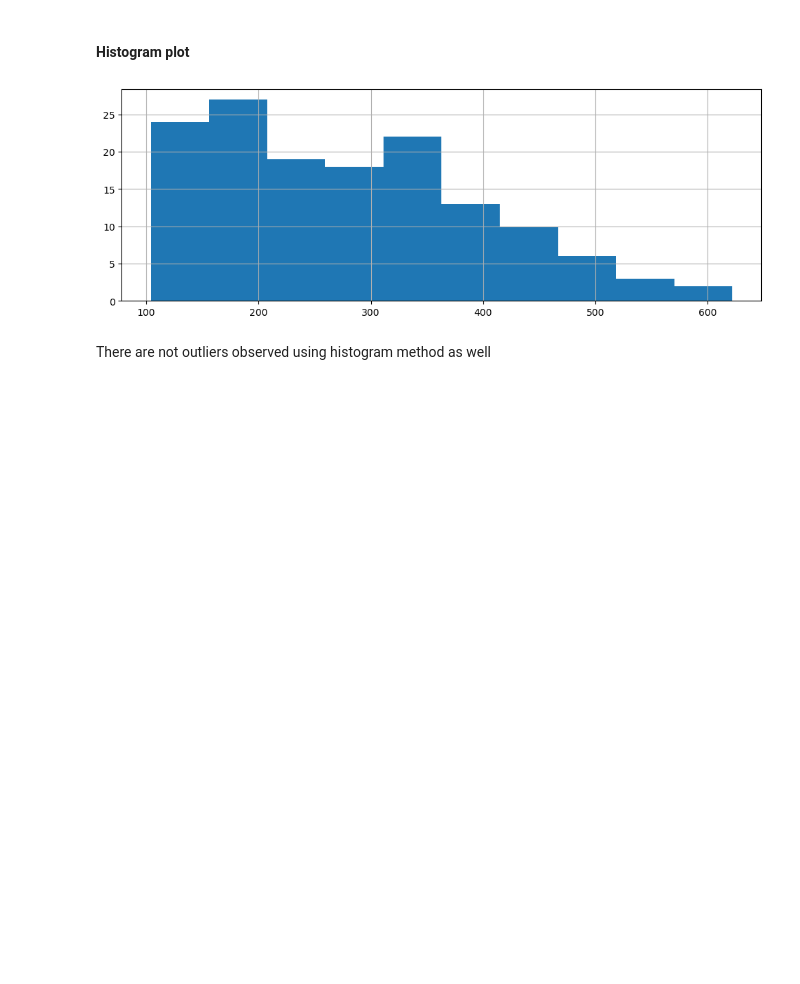
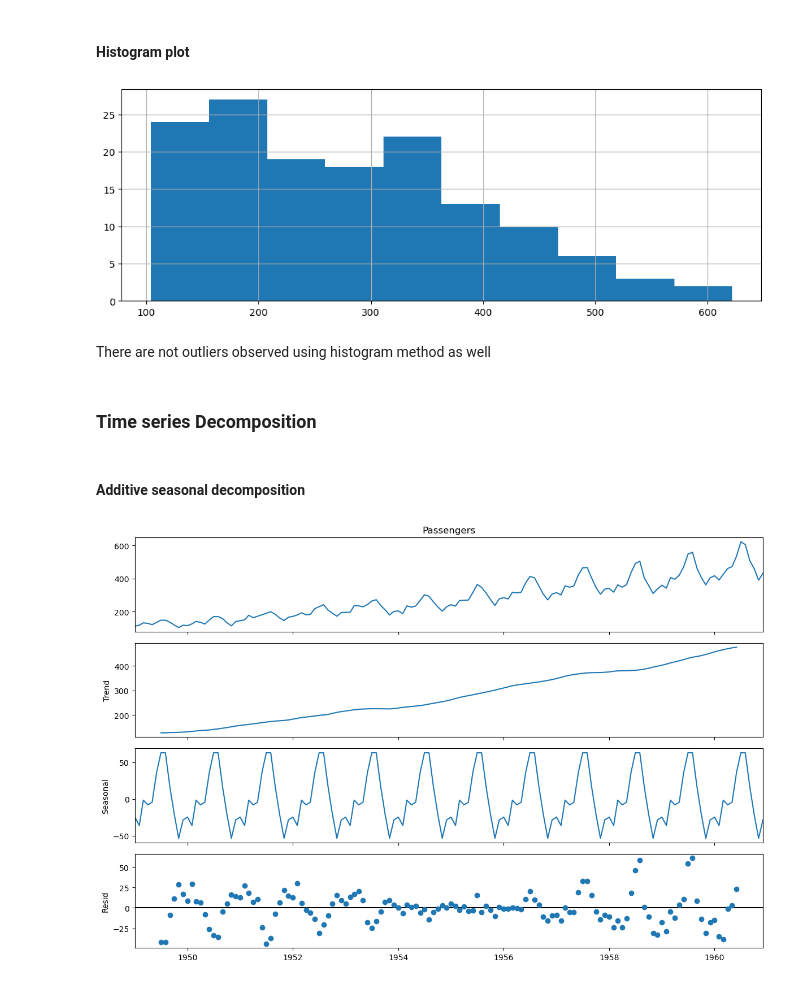
Before and after one commit to sanjanabansal1994/Time-Series-Analysis, a Jupyter notebook: Code.ipynb, the cells around one changed output. Cells and saved outputs as stored; diff of their text form; code cells hidden in the pictures; blank space fills up the shorter version.

Commit message:
Time Series Decomposition

```diff
--- a/Code.ipynb
+++ b/Code.ipynb
@@ -77,3 +77,7 @@ fig = data.Passengers.hist(figsize = (12,4))
 [figure]
 # %% [markdown]
 There are not outliers observed using histogram method as well
+# %% [markdown]
+### Time series Decomposition
+# %% [markdown]
+#### Additive seasonal decomposition
@@ -79,0 +88,7 @@ There are not outliers observed using histogram method as well
+# %%
+rcParams['figure.figsize'] = 12, 8
+decomposition = sm.tsa.seasonal_decompose(data.Passengers, model='additive') # additive seasonal index
+fig = decomposition.plot()
+plt.show()
+# %% [output]
+[figure, added]
```
Also changed, not shown: parts of 3 cells of this notebook.
